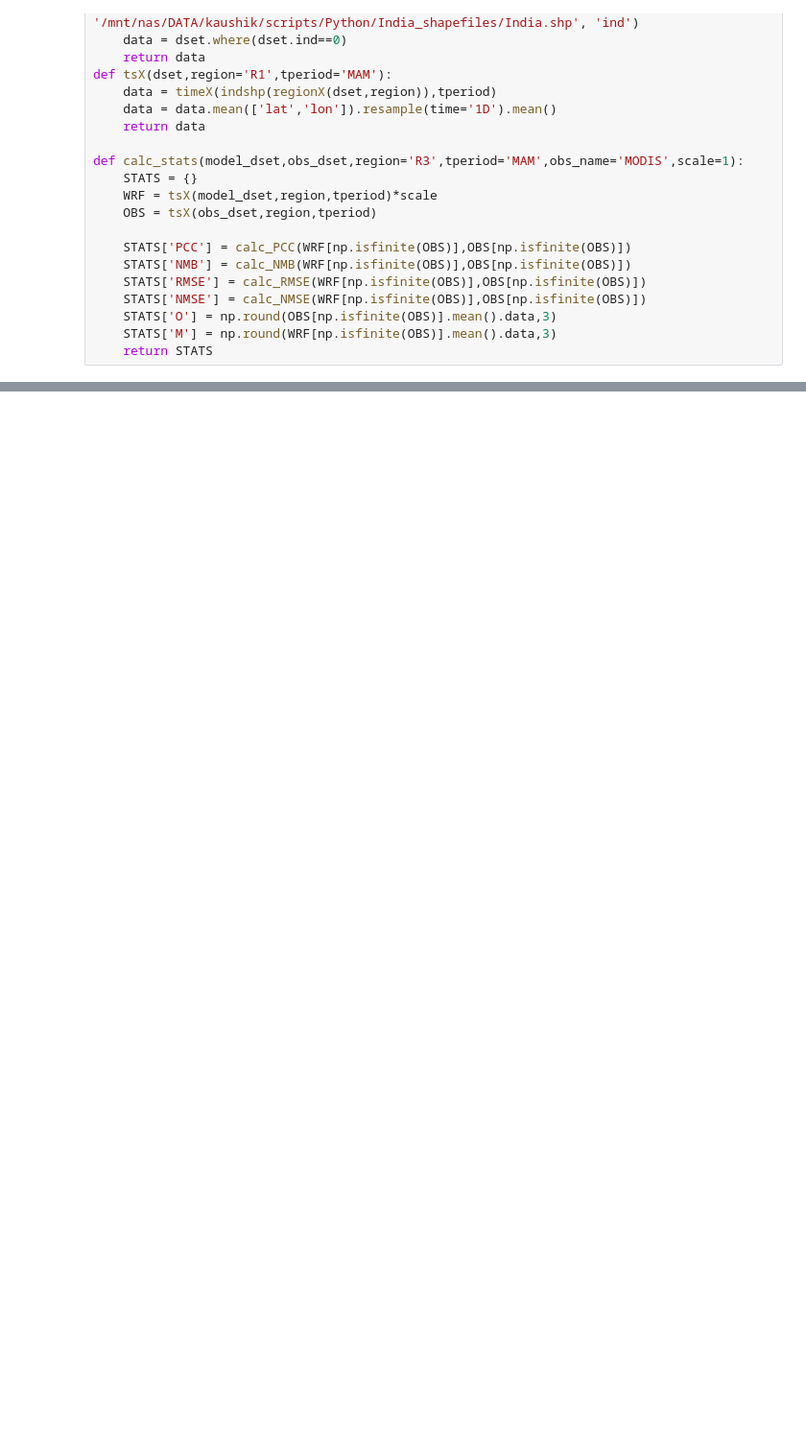
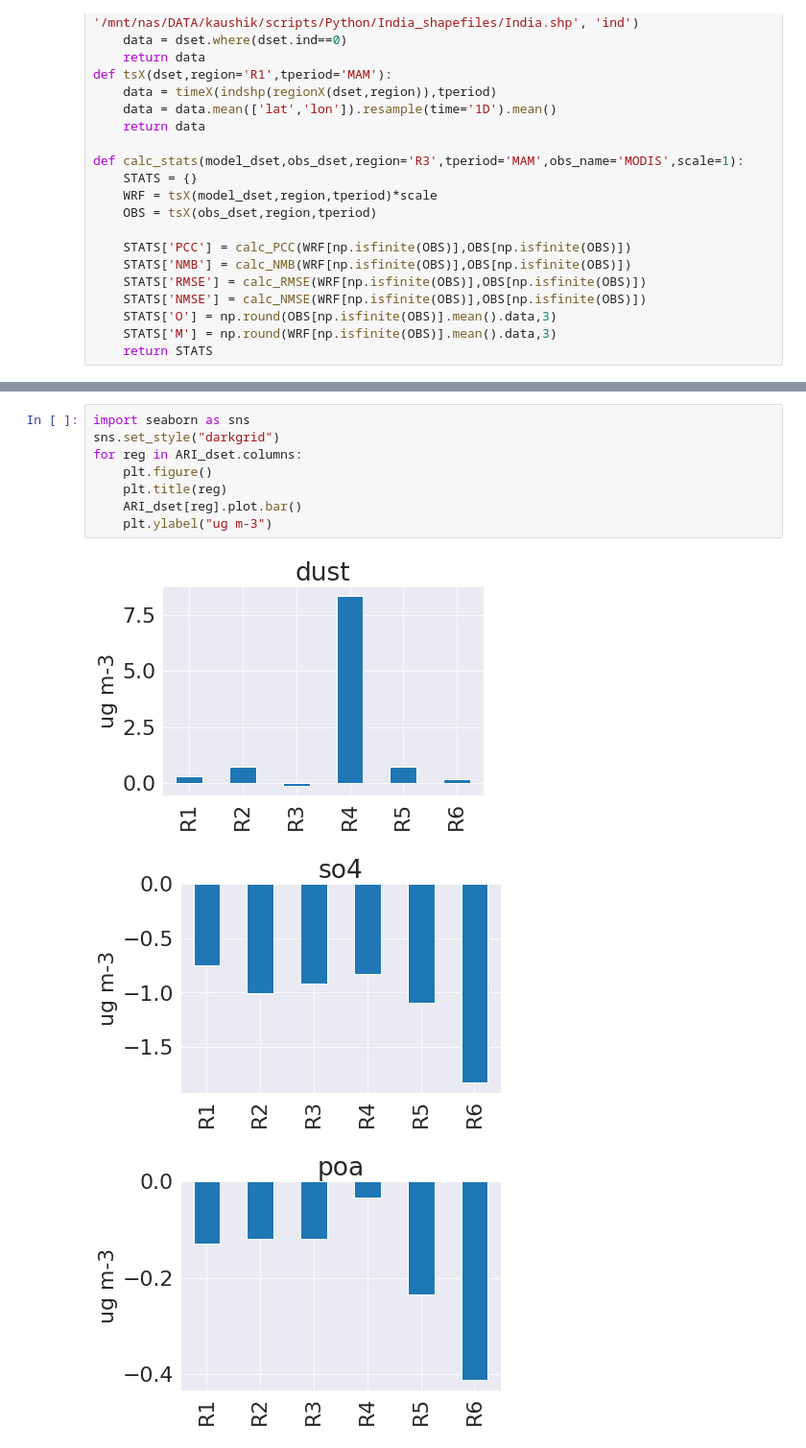
Before and after one commit to Kaushikreddym/Codes_Sharing, a Jupyter notebook: STATS_SPATIAL/PM25_FNL.ipynb, the cells around one changed output, grey strips where cells are left out. Shown at 96% size. Cells and saved outputs as stored; diff of their text form; blank space fills up the shorter version.

```diff
--- a/STATS_SPATIAL/PM25_FNL.ipynb
+++ b/STATS_SPATIAL/PM25_FNL.ipynb
@@ -505,0 +460,12 @@ plt.legend()
+# %%
+import seaborn as sns
+sns.set_style("darkgrid")
+for reg in ARI_dset.columns:
+    plt.figure()
+    plt.title(reg)
+    ARI_dset[reg].plot.bar()
+    plt.ylabel("ug m-3")
+# %% [output]
+[figure, added]
+[figure, added]
+[figure, added]
```
Also changed, not shown: parts of 11 cells of this notebook, 15 other files.
